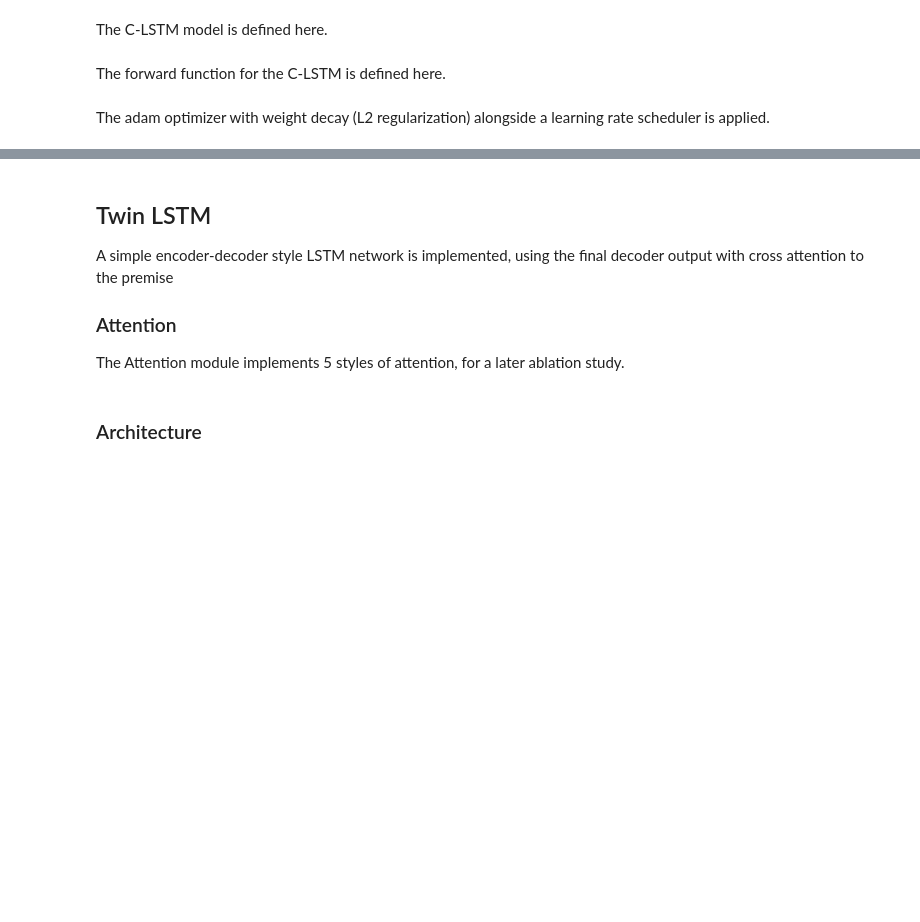
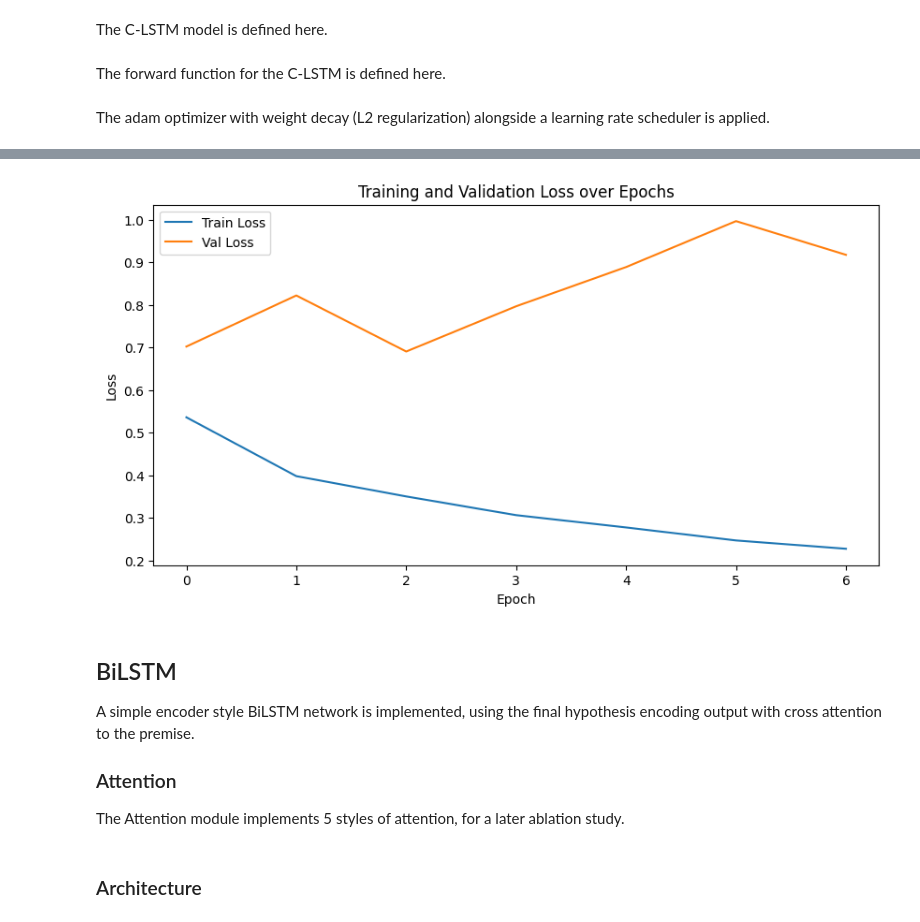
Before and after one commit to Martin-EvansUWA/Natural-Language-Processing, a Jupyter notebook: CITS4012_68.ipynb, the cells around one changed output, grey strips where cells are left out. Cells and saved outputs as stored; diff of their text form; code cells hidden in the pictures; blank space fills up the shorter version.

```diff
--- a/CITS4012_68.ipynb
+++ b/CITS4012_68.ipynb
@@ -623,7 +645,10 @@ class Task():
     self.train_df = train_df
     self.val_df = val_df
     self.test_df = test_df
+
     self.optimizer = optimizer
+    self.scheduler = scheduler
+
     self.loss_fn = loss_fn
     self.batch_size = batch_size
 
@@ -650,7 +675,6 @@ class Task():
 
     self.test_loader = DataLoader(test_db, batch_size=batch_size, shuffle=False, collate_fn=collate_fn)
 
-    self.scheduler = scheduler
 
     self.model = model
     if model is not None:
@@ -737,14 +761,13 @@ class Task():
         if self.scheduler is not None:
           self.scheduler.step(val_acc)
         count += 1
-        if count >= patience and verbose == True:
+        if count >= patience:
             print(f"No improvement in validation accuracy for {patience} consecutive epochs. Early stopping.")
             break
     print("Training complete.")
     if restore_best and self.save_path is not None:
       print("Restoring best model weights.")
       self.model.load_state_dict(torch.load(self.save_path))
-
 
 
   def visualize_predictions(self, num_samples=5):
@@ -777,7 +800,7 @@ class Task():
         """
         Evaluate the model on the test set and return classification metrics.
         Returns:
-            dict: Contains accuracy, precision, recall, f1, confusion matrix, and full report
+            dict: Contains accuracy, precision, recall, f1, confusion matrix, and full classification report
         """
         self.model.eval()
         all_preds = []
@@ -1284,10 +1206,8 @@ def clstm_forward(batch, model, device):
 
     p_lengths = batch["p_lengths"]
     h_lengths = batch["h_lengths"]
-    premise_postag = batch["p_postag"]
-    hypothesis_postag = batch["h_postag"]
 
-    outputs = model(p_embed, h_embed, p_lengths, h_lengths, premise_postag, hypothesis_postag)
+    outputs = model(p_embed, h_embed, p_lengths, h_lengths)
     return outputs
 # %% [markdown]
 The adam optimizer with weight decay (L2 regularization) alongside a learning rate scheduler is applied.
@@ -1297,12 +1217,12 @@ scheduler = torch.optim.lr_scheduler.ReduceLROnPlateau(
     optimizer, mode='max', patience=3, factor=0.5
 )
 # %%
-cnn_task = Task(
+clstm_task = Task(
     model=c_lstm,
     train_df=train_df,
     val_df=val_df,
     test_df=test_df,
-    save_path="c_lstm.pth",
+    save_path="models/c_lstm.pth",
     optimizer=optimizer,
     scheduler=scheduler,
     loss_fn=nn.BCEWithLogitsLoss(),
@@ -1312,5 +1232,8 @@ cnn_task = Task(
     forward_func=clstm_forward
 )
 # %%
-cnn_task.fit(epochs=100, patience=5, verbose=True, restore_best=True)
+if do_training == True:
+    clstm_task.fit(epochs=100, patience=5, verbose=False, restore_best=True)
+else:
+    clstm_task.model.load_state_dict(torch.load("models/c_lstm.pth"))
 # %% [output]
@@ -1351,6 +1253,10 @@ Passing `palette` without assigning `hue` is deprecated and will be removed in v
+# %%
+plot_losses(clstm_task.losses['train'], clstm_task.losses['val'])
+# %% [output]
+[figure, added]
 # %% [markdown]
-## Twin LSTM
-A simple encoder-decoder style LSTM network is implemented, using the final decoder output with cross attention to the premise
+## BiLSTM
+A simple encoder style BiLSTM network is implemented, using the final hypothesis encoding output with cross attention to the premise.
 
 
 ### Attention
```
Also changed, not shown: parts of 59 cells of this notebook, 3 other files.
